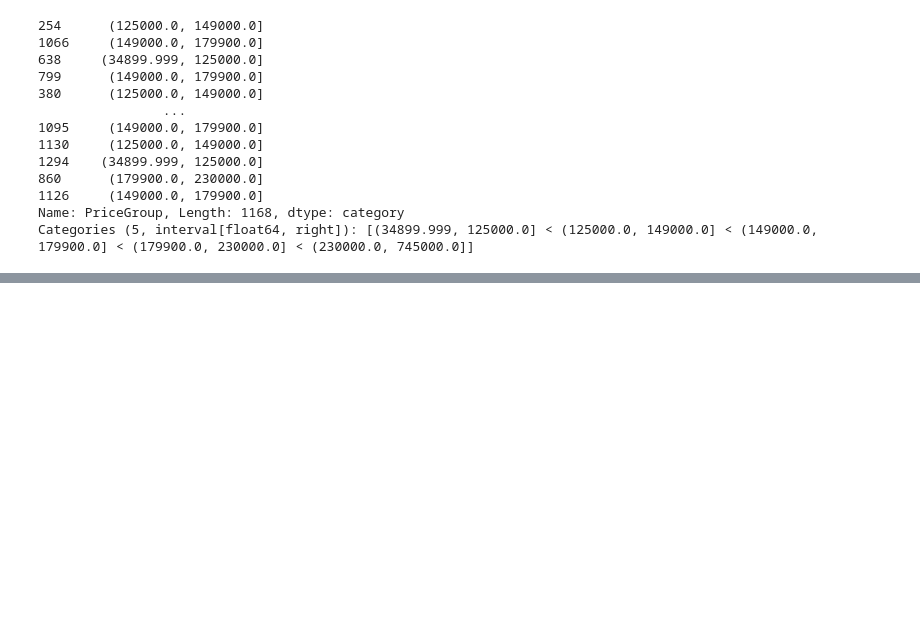
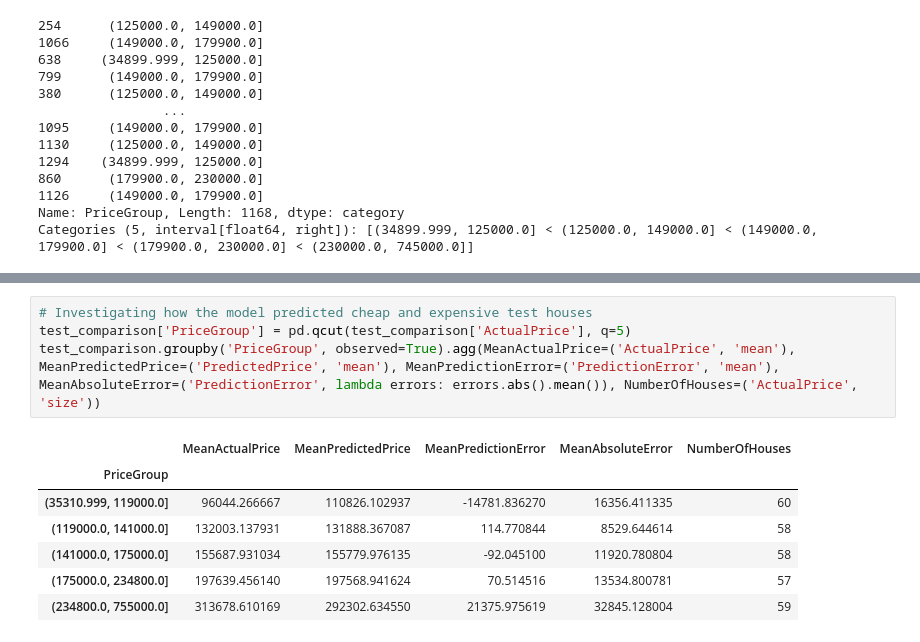
Before and after one commit to kogimurio/house_sales_prediction, a Jupyter notebook: saales_price_predictions.ipynb, the cells around one changed output, grey strips where cells are left out. Saved outputs shown, nothing was run; the diff lists cells and outputs as text; blank space fills up the shorter version.

```diff
--- a/saales_price_predictions.ipynb
+++ b/saales_price_predictions.ipynb
@@ -4041,0 +4059,12 @@ test_comparison = X_mixed_test_5
+# %%
+# Investigating how the model predicted cheap and expensive test houses
+test_comparison['PriceGroup'] = pd.qcut(test_comparison['ActualPrice'], q=5)
+test_comparison.groupby('PriceGroup', observed=True).agg(MeanActualPrice=('ActualPrice', 'mean'), MeanPredictedPrice=('PredictedPrice', 'mean'), MeanPredictionError=('PredictionError', 'mean'), MeanAbsoluteError=('PredictionError', lambda errors: errors.abs().mean()), NumberOfHouses=('ActualPrice', 'size'))
+# %% [output]
+|  | MeanActualPrice | MeanPredictedPrice | MeanPredictionError | MeanAbsoluteError | NumberOfHouses |
+| PriceGroup |  |  |  |  |  |
+| (35310.999, 119000.0] | 96044.266667 | 110826.102937 | -14781.836270 | 16356.411335 | 60 |
+| (119000.0, 141000.0] | 132003.137931 | 131888.367087 | 114.770844 | 8529.644614 | 58 |
+| (141000.0, 175000.0] | 155687.931034 | 155779.976135 | -92.045100 | 11920.780804 | 58 |
+| (175000.0, 234800.0] | 197639.456140 | 197568.941624 | 70.514516 | 13534.800781 | 57 |
+| (234800.0, 755000.0] | 313678.610169 | 292302.634550 | 21375.975619 | 32845.128004 | 59 |
```
Also changed, not shown: parts of 10 cells of this notebook.
